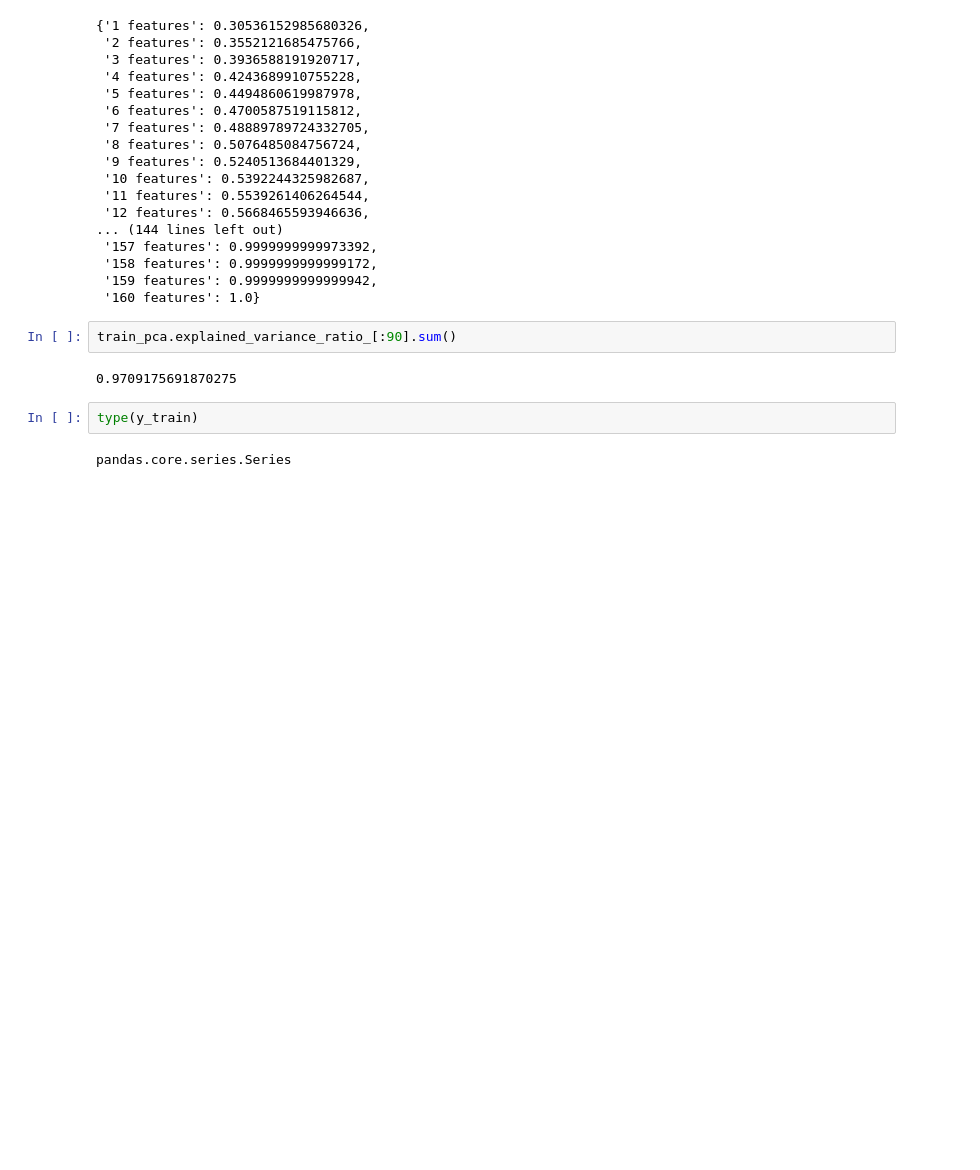
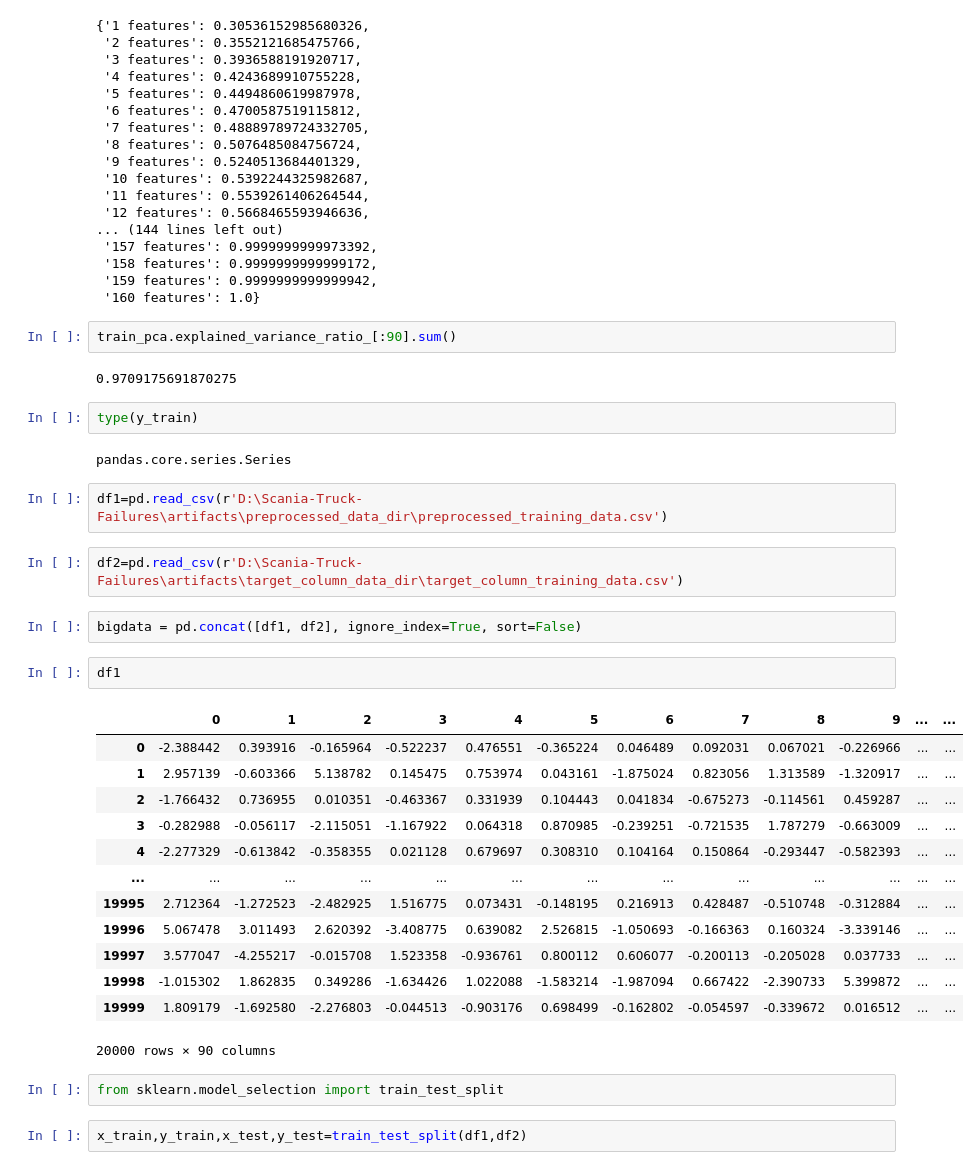
Before and after one commit to ankitsharma6652/Scania-Truck-Failures, a Jupyter notebook: NoteBooks/Untitled.ipynb, the cells around one changed output. Saved outputs shown, nothing was run; the diff lists cells and outputs as text; blank space fills up the shorter version.

Commit message:
Added stage 3 Model Training

```diff
--- a/NoteBooks/Untitled.ipynb
+++ b/NoteBooks/Untitled.ipynb
@@ -281,3 +281,29 @@ train_pca.explained_variance_ratio_[:90].sum()
 type(y_train)
 # %% [output]
 pandas.core.series.Series
+# %%
+df1=pd.read_csv(r'D:\Scania-Truck-Failures\artifacts\preprocessed_data_dir\preprocessed_training_data.csv')
+# %%
+df2=pd.read_csv(r'D:\Scania-Truck-Failures\artifacts\target_column_data_dir\target_column_training_data.csv')
+# %%
+bigdata = pd.concat([df1, df2], ignore_index=True, sort=False)
+# %%
+df1
+# %% [output]
+|  | 0 | 1 | 2 | 3 | 4 | 5 | 6 | 7 | 8 | 9 | ... | ... |
+| 0 | -2.388442 | 0.393916 | -0.165964 | -0.522237 | 0.476551 | -0.365224 | 0.046489 | 0.092031 | 0.067021 | -0.226966 | ... | ... |
+| 1 | 2.957139 | -0.603366 | 5.138782 | 0.145475 | 0.753974 | 0.043161 | -1.875024 | 0.823056 | 1.313589 | -1.320917 | ... | ... |
+| 2 | -1.766432 | 0.736955 | 0.010351 | -0.463367 | 0.331939 | 0.104443 | 0.041834 | -0.675273 | -0.114561 | 0.459287 | ... | ... |
+| 3 | -0.282988 | -0.056117 | -2.115051 | -1.167922 | 0.064318 | 0.870985 | -0.239251 | -0.721535 | 1.787279 | -0.663009 | ... | ... |
+| 4 | -2.277329 | -0.613842 | -0.358355 | 0.021128 | 0.679697 | 0.308310 | 0.104164 | 0.150864 | -0.293447 | -0.582393 | ... | ... |
+| ... | ... | ... | ... | ... | ... | ... | ... | ... | ... | ... | ... | ... |
+| 19995 | 2.712364 | -1.272523 | -2.482925 | 1.516775 | 0.073431 | -0.148195 | 0.216913 | 0.428487 | -0.510748 | -0.312884 | ... | ... |
+| 19996 | 5.067478 | 3.011493 | 2.620392 | -3.408775 | 0.639082 | 2.526815 | -1.050693 | -0.166363 | 0.160324 | -3.339146 | ... | ... |
+| 19997 | 3.577047 | -4.255217 | -0.015708 | 1.523358 | -0.936761 | 0.800112 | 0.606077 | -0.200113 | -0.205028 | 0.037733 | ... | ... |
+| 19998 | -1.015302 | 1.862835 | 0.349286 | -1.634426 | 1.022088 | -1.583214 | -1.987094 | 0.667422 | -2.390733 | 5.399872 | ... | ... |
+| 19999 | 1.809179 | -1.692580 | -2.276803 | -0.044513 | -0.903176 | 0.698499 | -0.162802 | -0.054597 | -0.339672 | 0.016512 | ... | ... |
+20000 rows × 90 columns
+# %%
+from sklearn.model_selection import train_test_split
+# %%
+x_train,y_train,x_test,y_test=train_test_split(df1,df2)
```
Also changed, not shown: parts of 13 cells of this notebook, 9 other files.
